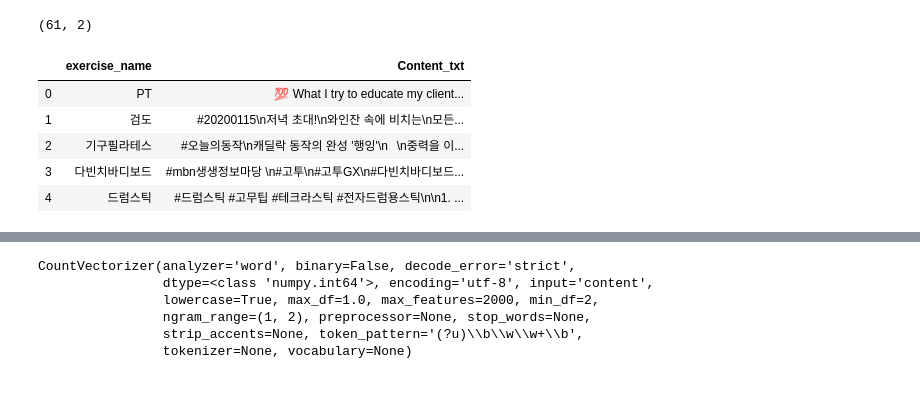
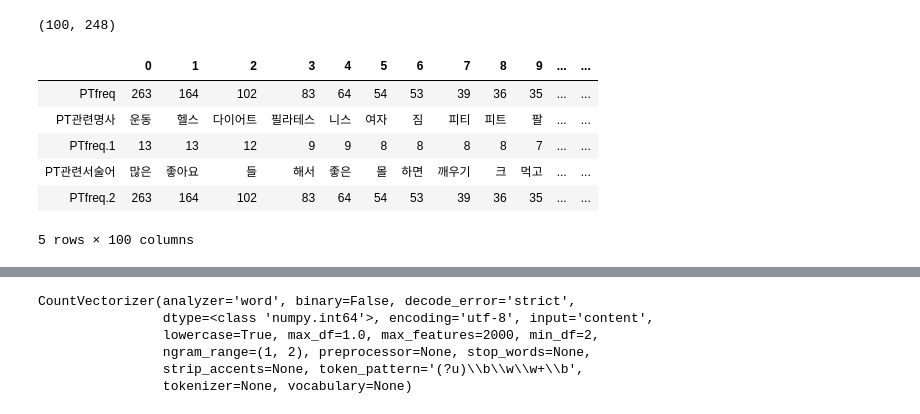
Before and after one commit to JDCha/instagram_hashtag_analysis, a Jupyter notebook: (working) TF-IDF.ipynb, the cells around one changed output, grey strips where cells are left out. Saved outputs shown, nothing was run; the diff lists cells and outputs as text; code cells hidden in the pictures.

```diff
--- a/(working) TF-IDF.ipynb
+++ b/(working) TF-IDF.ipynb
@@ -7,16 +7,18 @@ import matplotlib.pyplot as plt
 %matplotlib inline
 # 시각화 결과가 선명하게 표시되도록
 %config InlineBackend.figure_format = 'retina'
-df = pd.read_csv("word2vec_wrangling.csv")
-df.shape
+df_original = pd.read_csv("combined_wrangling_db.csv")
+df_original.shape
 # %% [output]
-(61, 2)
+(100, 248)
-# %%
-df.head()
-# %% [output]
-|  | exercise_name | Content_txt |
-| 0 | PT | 💯 What I try to educate my client... |
-| 1 | 검도 | #20200115\n저녁 초대!\n와인잔 속에 비치는\n모든... |
-| 2 | 기구필라테스 | #오늘의동작\n캐딜락 동작의 완성 '행잉'\n⠀\n중력을 이... |
-| 3 | 다빈치바디보드 | #mbn생생정보마당 \n#고투\n#고투GX\n#다빈치바디보드... |
-| 4 | 드럼스틱 | #드럼스틱 #고무팁 #테크라스틱 #전자드럼용스틱\n\n1. ... |
+# %%
+df_transposed = df_original.T
+df_transposed.head()
+# %% [output]
+|  | 0 | 1 | 2 | 3 | 4 | 5 | 6 | 7 | 8 | 9 | ... | ... |
+| PTfreq | 263 | 164 | 102 | 83 | 64 | 54 | 53 | 39 | 36 | 35 | ... | ... |
+| PT관련명사 | 운동 | 헬스 | 다이어트 | 필라테스 | 니스 | 여자 | 짐 | 피티 | 피트 | 팔 | ... | ... |
+| PTfreq.1 | 13 | 13 | 12 | 9 | 9 | 8 | 8 | 8 | 8 | 7 | ... | ... |
+| PT관련서술어 | 많은 | 좋아요 | 들 | 해서 | 좋은 | 몰 | 하면 | 깨우기 | 크 | 먹고 | ... | ... |
+| PTfreq.2 | 263 | 164 | 102 | 83 | 64 | 54 | 53 | 39 | 36 | 35 | ... | ... |
+5 rows × 100 columns
```
Also changed, not shown: parts of 5 cells of this notebook, 4 other files.
